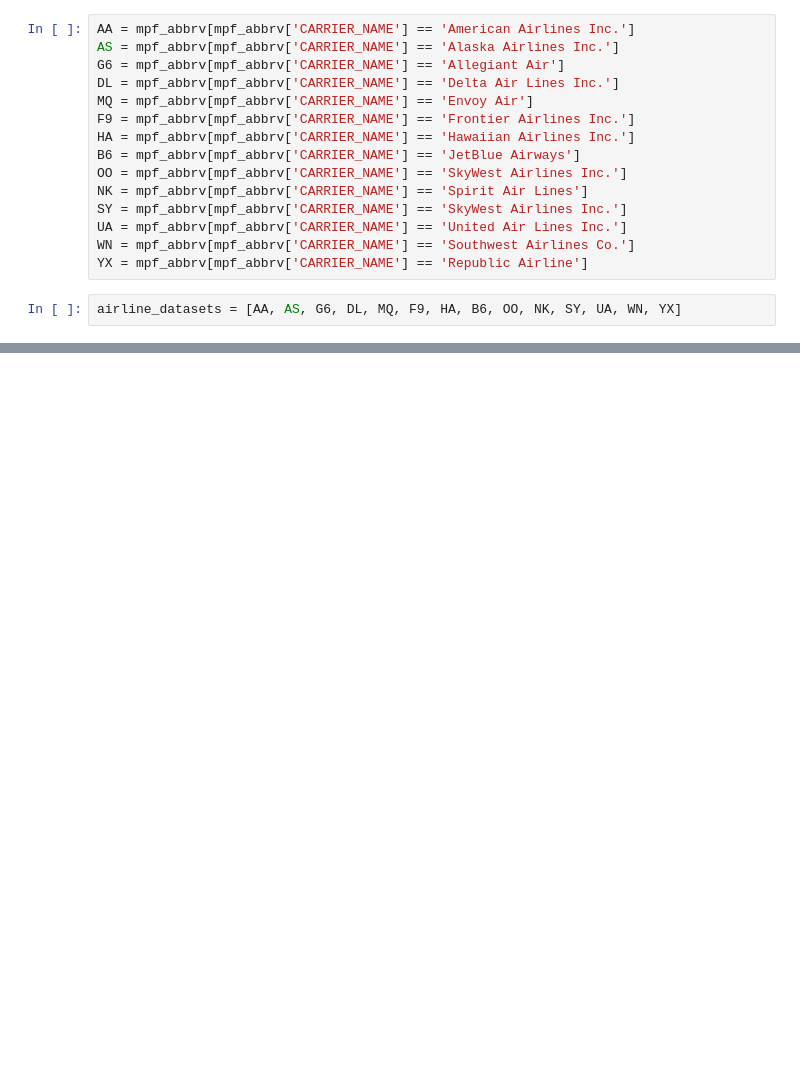
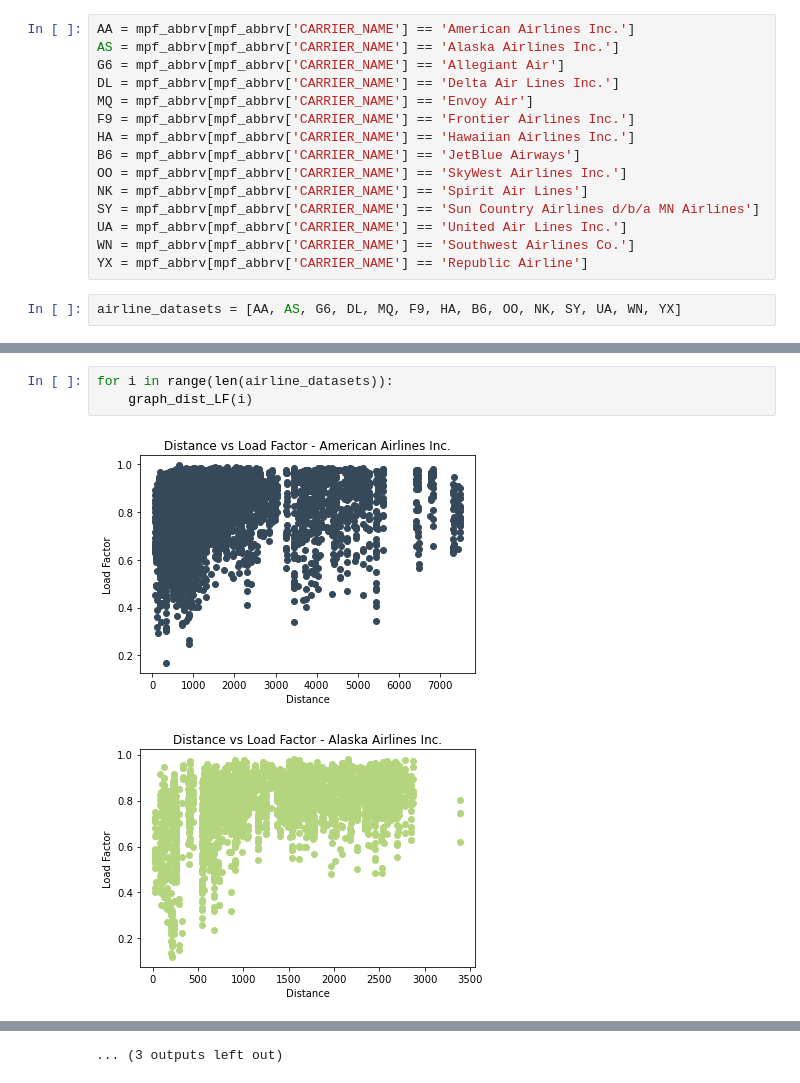
Before and after one commit to admacpherson/T-100-Aviation-Data, a Jupyter notebook: Load Factor Analysis.ipynb, the cells around one changed output, grey strips where cells are left out. Drawn from its saved outputs; the diff is of its cells as text; blank space fills up the shorter version.

```diff
--- a/Load Factor Analysis.ipynb
+++ b/Load Factor Analysis.ipynb
@@ -389,7 +390,7 @@ HA = mpf_abbrv[mpf_abbrv['CARRIER_NAME'] == 'Hawaiian Airlines Inc.']
 B6 = mpf_abbrv[mpf_abbrv['CARRIER_NAME'] == 'JetBlue Airways']
 OO = mpf_abbrv[mpf_abbrv['CARRIER_NAME'] == 'SkyWest Airlines Inc.']
 NK = mpf_abbrv[mpf_abbrv['CARRIER_NAME'] == 'Spirit Air Lines']
-SY = mpf_abbrv[mpf_abbrv['CARRIER_NAME'] == 'SkyWest Airlines Inc.']
+SY = mpf_abbrv[mpf_abbrv['CARRIER_NAME'] == 'Sun Country Airlines d/b/a MN Airlines']
 UA = mpf_abbrv[mpf_abbrv['CARRIER_NAME'] == 'United Air Lines Inc.']
 WN = mpf_abbrv[mpf_abbrv['CARRIER_NAME'] == 'Southwest Airlines Co.']
 YX = mpf_abbrv[mpf_abbrv['CARRIER_NAME'] == 'Republic Airline']
@@ -415,0 +418,6 @@ airline_datasets[5]['CARRIER_NAME'].iloc[0]
+# %%
+for i in range(len(airline_datasets)):
+    graph_dist_LF(i)
+# %% [output]
+[figure, added]
+[figure, added]
@@ -415,0 +434 @@ airline_datasets[5]['CARRIER_NAME'].iloc[0]
+... (3 outputs left out)
```
Also changed, not shown: parts of 6 cells of this notebook.
